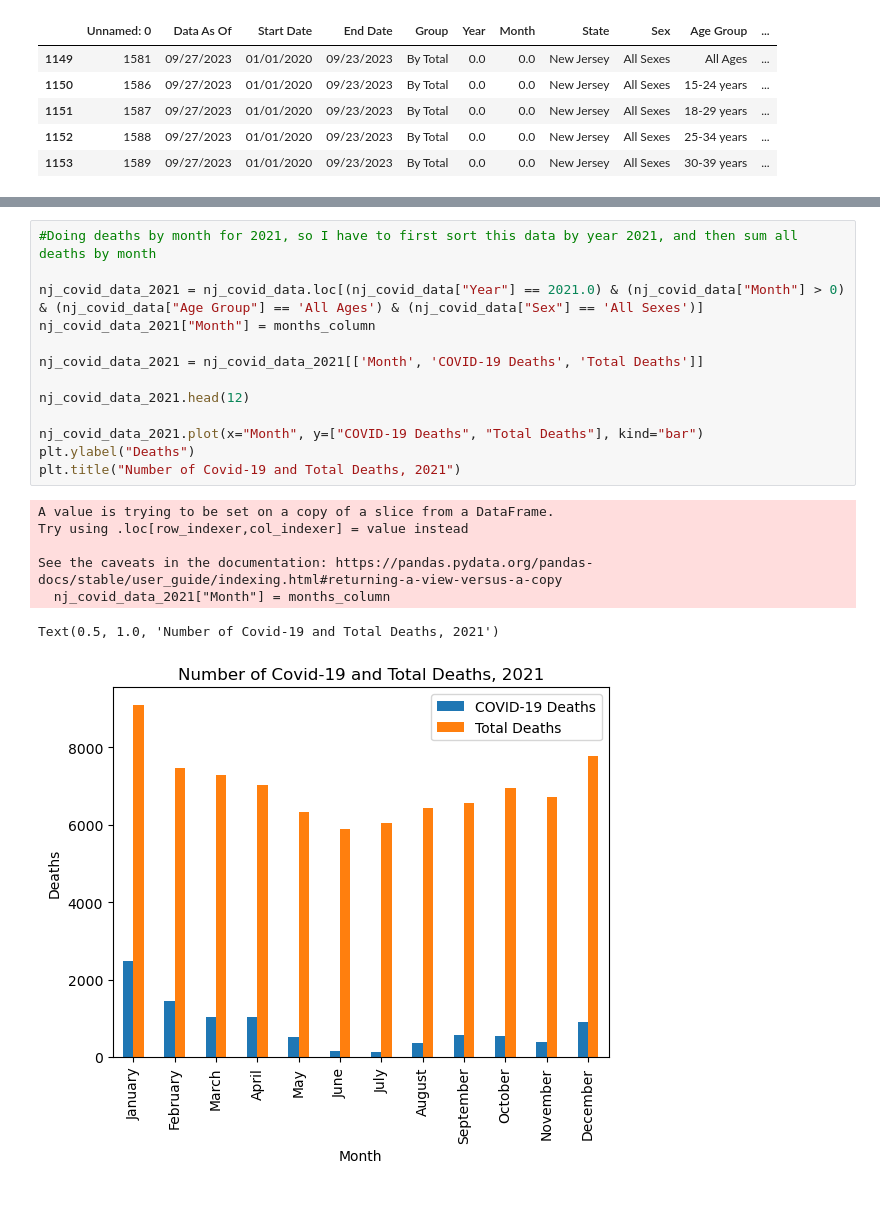
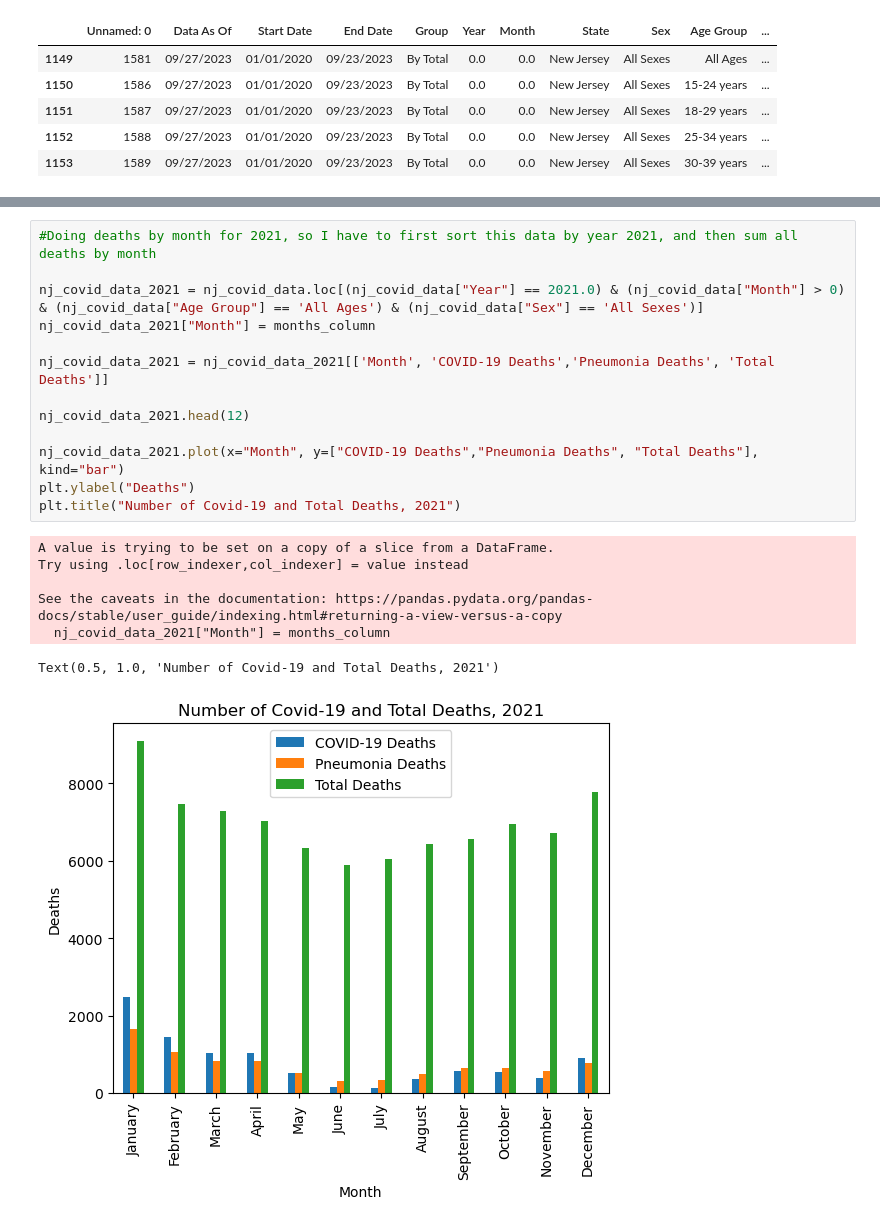
Before and after one commit to JTurk17/Team4_Project1, a Jupyter notebook: Project_1_Code.ipynb, the cells around one changed output, grey strips where cells are left out. Cells and saved outputs as stored; diff of their text form.

```diff
--- a/Project_1_Code.ipynb
+++ b/Project_1_Code.ipynb
@@ -65,24 +65,24 @@ Text(0.5, 1.0, 'Number of Covid-19 and Total Deaths, 2020')
 # %%
 #Doing deaths by month for 2021, so I have to first sort this data by year 2021, and then sum all deaths by month
 
 nj_covid_data_2021 = nj_covid_data.loc[(nj_covid_data["Year"] == 2021.0) & (nj_covid_data["Month"] > 0) & (nj_covid_data["Age Group"] == 'All Ages') & (nj_covid_data["Sex"] == 'All Sexes')]
 nj_covid_data_2021["Month"] = months_column
 
-nj_covid_data_2021 = nj_covid_data_2021[['Month', 'COVID-19 Deaths', 'Total Deaths']]
+nj_covid_data_2021 = nj_covid_data_2021[['Month', 'COVID-19 Deaths','Pneumonia Deaths', 'Total Deaths']]
 
 nj_covid_data_2021.head(12)
 
-nj_covid_data_2021.plot(x="Month", y=["COVID-19 Deaths", "Total Deaths"], kind="bar")
+nj_covid_data_2021.plot(x="Month", y=["COVID-19 Deaths","Pneumonia Deaths", "Total Deaths"], kind="bar")
 plt.ylabel("Deaths")
 plt.title("Number of Covid-19 and Total Deaths, 2021")
 # %% [output]
 A value is trying to be set on a copy of a slice from a DataFrame.
 Try using .loc[row_indexer,col_indexer] = value instead
 
 See the caveats in the documentation: https://pandas.pydata.org/pandas-docs/stable/user_guide/indexing.html#returning-a-view-versus-a-copy
   nj_covid_data_2021["Month"] = months_column
 Text(0.5, 1.0, 'Number of Covid-19 and Total Deaths, 2021')
-[figure, old version]
+[figure, new version]
 # %%
 #Doing deaths by month for 2022, so I have to first sort this data by year 2022, and then sum all deaths by month
 
```
Also changed, not shown: parts of 2 cells of this notebook.
